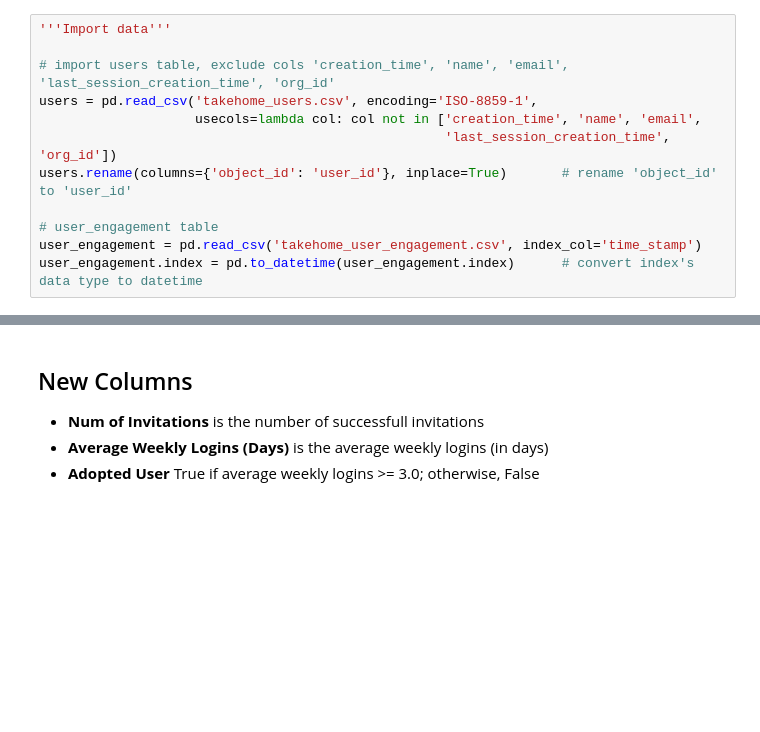
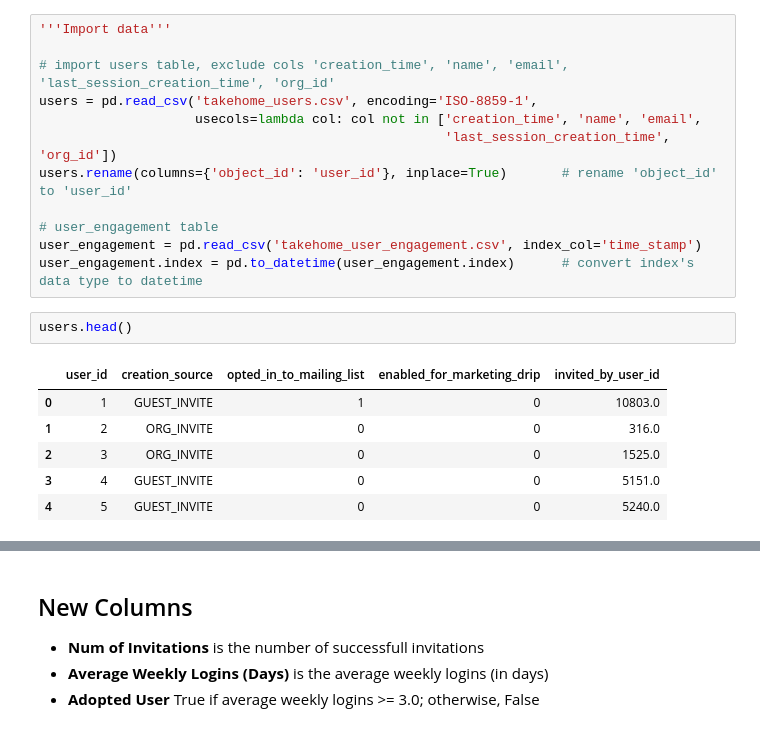
Before and after one commit to nphan20181/relax_data_challenge, a Jupyter notebook: relax_data_challenge.ipynb, the cells around one changed output, grey strips where cells are left out. Drawn from its saved outputs; the diff is of its cells as text; blank space fills up the shorter version.

```diff
--- a/relax_data_challenge.ipynb
+++ b/relax_data_challenge.ipynb
@@ -53,3 +55,12 @@ users.rename(columns={'object_id': 'user_id'}, inplace=True)       # rename 'obj
 # user_engagement table
 user_engagement = pd.read_csv('takehome_user_engagement.csv', index_col='time_stamp')
 user_engagement.index = pd.to_datetime(user_engagement.index)      # convert index's data type to datetime
+# %%
+users.head()
+# %% [output]
+|  | user_id | creation_source | opted_in_to_mailing_list | enabled_for_marketing_drip | invited_by_user_id |
+| 0 | 1 | GUEST_INVITE | 1 | 0 | 10803.0 |
+| 1 | 2 | ORG_INVITE | 0 | 0 | 316.0 |
+| 2 | 3 | ORG_INVITE | 0 | 0 | 1525.0 |
+| 3 | 4 | GUEST_INVITE | 0 | 0 | 5151.0 |
+| 4 | 5 | GUEST_INVITE | 0 | 0 | 5240.0 |
```
Also changed, not shown: parts of 18 cells of this notebook.
